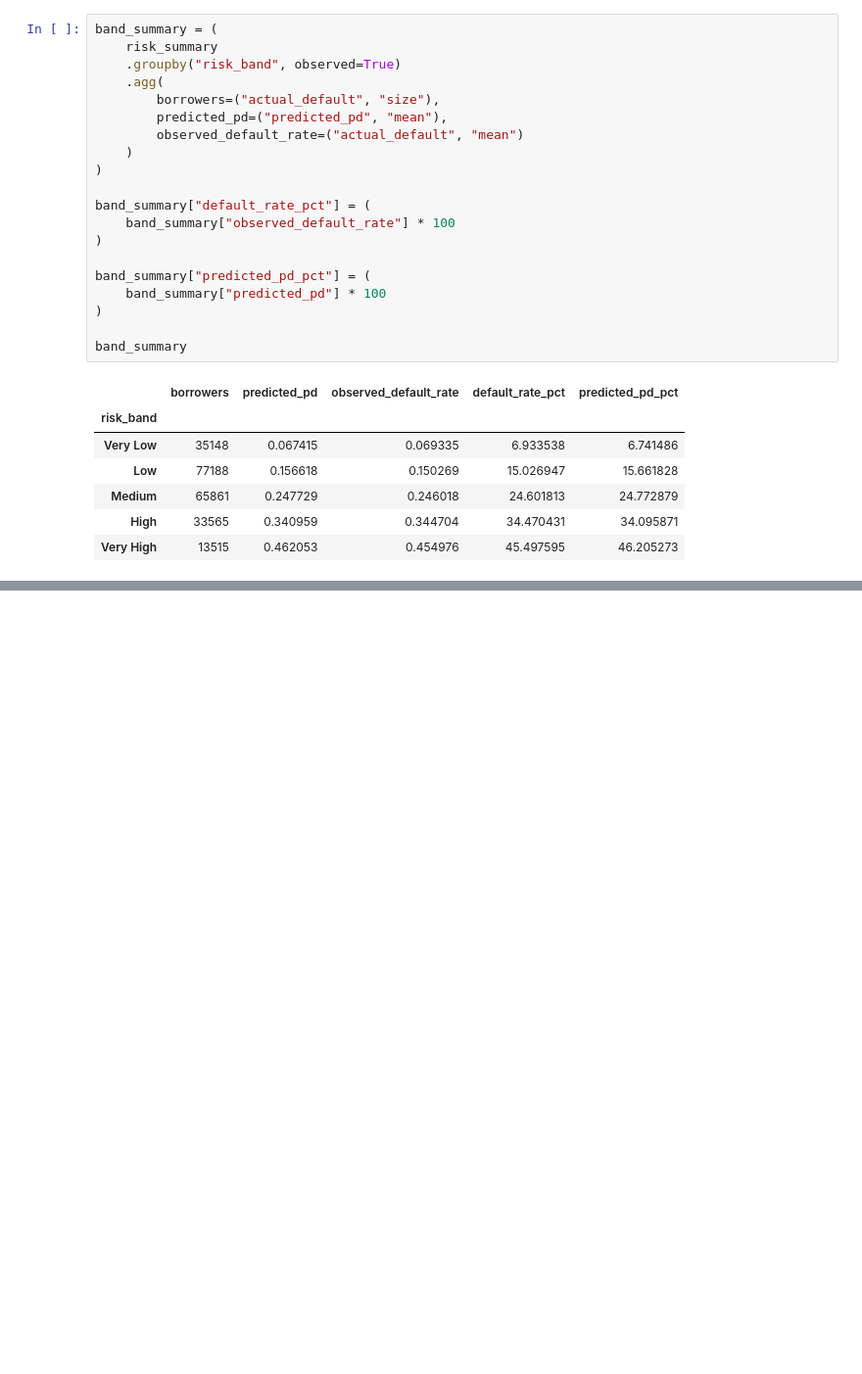
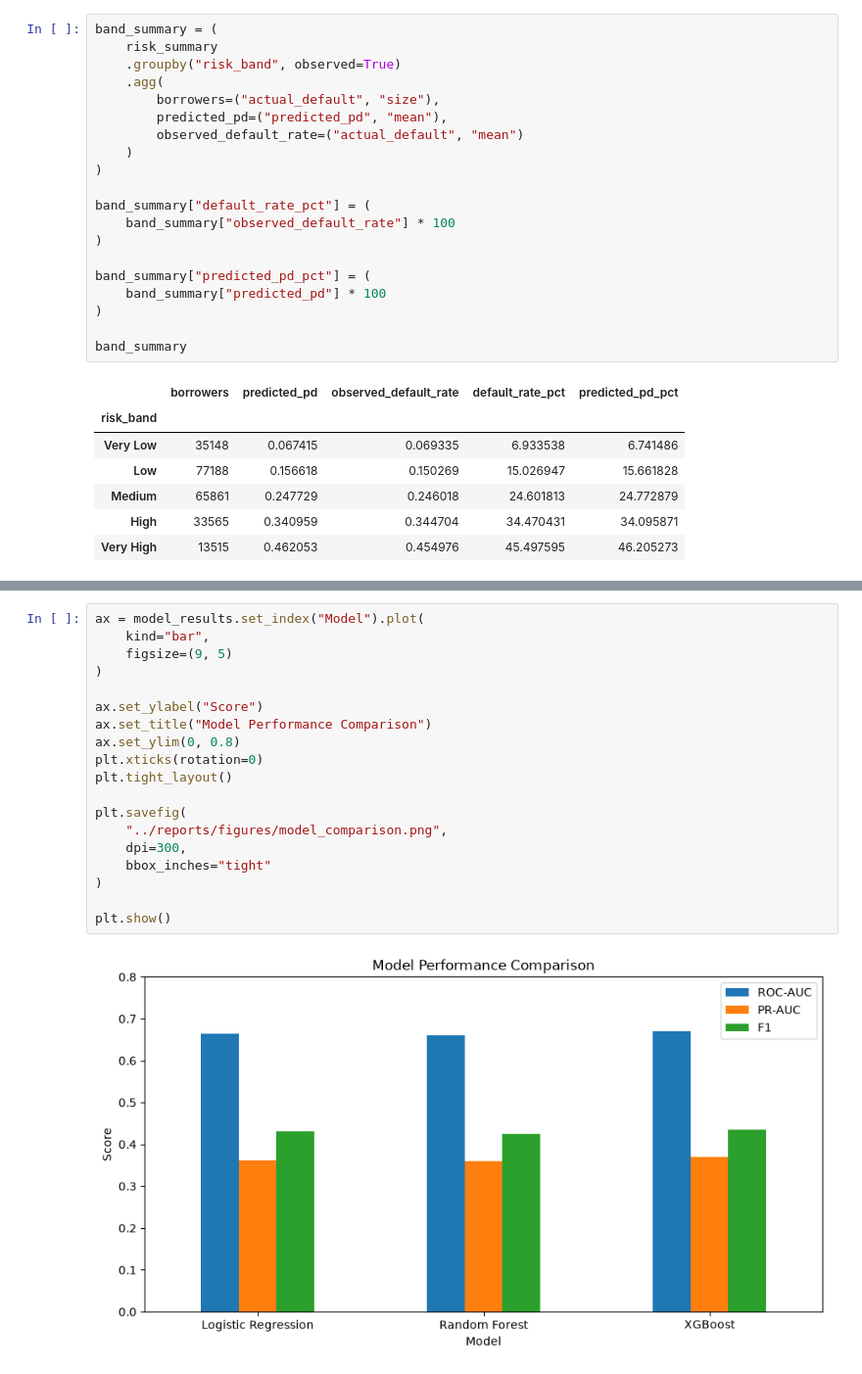
Before and after one commit to ananyamaz/credit-risk-loan-default, a Jupyter notebook: notebooks/01_data_understanding.ipynb, the cells around one changed output, grey strips where cells are left out. Shown at 98% size. Drawn from its saved outputs; the diff is of its cells as text; blank space fills up the shorter version.

```diff
--- a/notebooks/01_data_understanding.ipynb
+++ b/notebooks/01_data_understanding.ipynb
@@ -1510,0 +1742,21 @@ band_summary
+# %%
+ax = model_results.set_index("Model").plot(
+    kind="bar",
+    figsize=(9, 5)
+)
+
+ax.set_ylabel("Score")
+ax.set_title("Model Performance Comparison")
+ax.set_ylim(0, 0.8)
+plt.xticks(rotation=0)
+plt.tight_layout()
+
+plt.savefig(
+    "../reports/figures/model_comparison.png",
+    dpi=300,
+    bbox_inches="tight"
+)
+
+plt.show()
+# %% [output]
+[figure, added]
```
Also changed, not shown: parts of 20 cells of this notebook, 4 other files.
